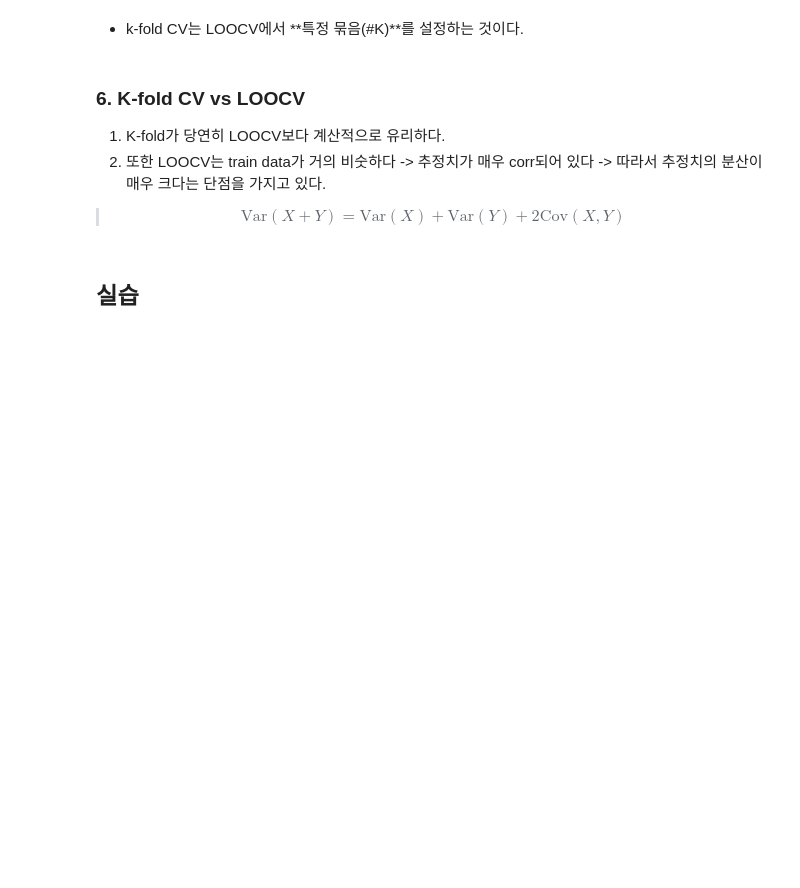
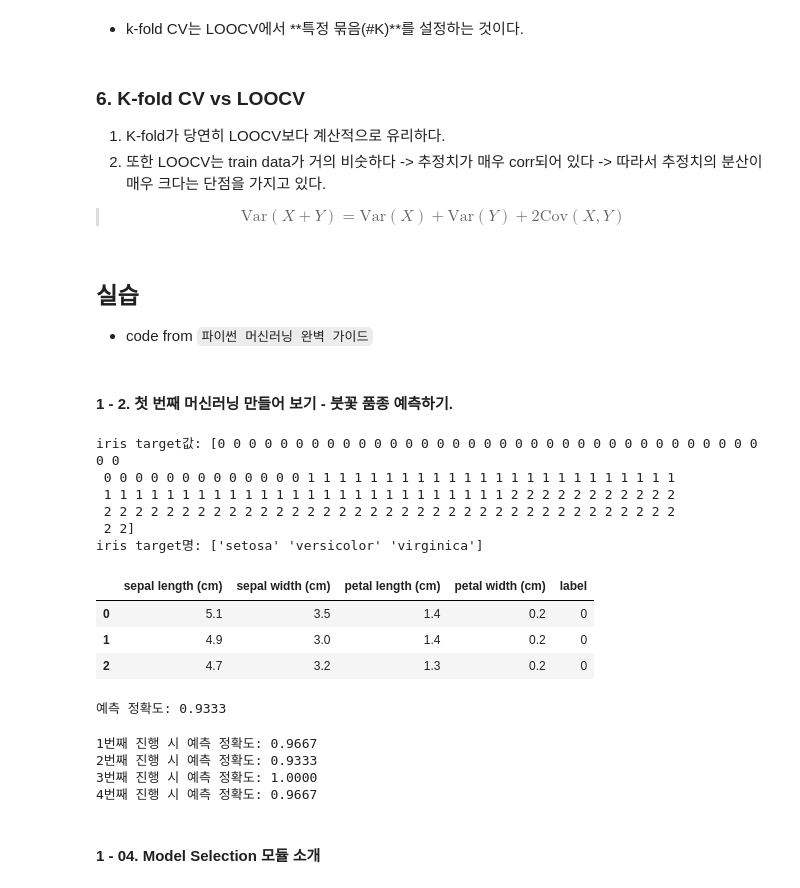
Before and after one commit to ddanghyni/ML_study, a Jupyter notebook: Chapter_5_Resampling_Methods.ipynb, the cells around one changed output. Saved outputs shown, nothing was run; the diff lists cells and outputs as text; code cells hidden in the pictures; blank space fills up the shorter version.

```diff
--- a/Chapter_5_Resampling_Methods.ipynb
+++ b/Chapter_5_Resampling_Methods.ipynb
@@ -45,5 +45,77 @@
 > $$
 \text{Var}(X + Y) = \text{Var}(X) + \text{Var}(Y) + 2\text{Cov}(X, Y)
 > $$
-# %% [markdown]
-## 실습
+# %% [markdown]
+## 실습
+* code from `파이썬 머신러닝 완벽 가이드`
+# %% [markdown]
+#### 1 - 2. 첫 번째 머신러닝 만들어 보기 - 붓꽃 품종 예측하기.
+# %%
+from sklearn.datasets import load_iris
+from sklearn.tree import DecisionTreeClassifier
+from sklearn.model_selection import train_test_split
+import pandas as pd
+import numpy as np
+
+# 붓꽃 데이터 세트를 로딩
+iris = load_iris()
+
+# iris.data는 iris 데이터 세트에서 피처(feature, Predictor)만으로 된 데이터를 numpy로 가지고 있다.
+iris_data = iris.data
+
+# iris.target은 붓꽃 데이터 세트에서 레이블(결정 값) 데이터를 numpy로 가지고 있다.
+iris_label = iris.target
+print('iris target값:', iris_label)
+print('iris target명:', iris.target_names)
+
+# 붓꽃 데이터 세트를 자세히 보기 위해 DataFrame으로 변환
+iris_df = pd.DataFrame(data=iris_data, columns=iris.feature_names)
+iris_df['label'] = iris_label
+iris_df.head(3)
+# %% [output]
+iris target값: [0 0 0 0 0 0 0 0 0 0 0 0 0 0 0 0 0 0 0 0 0 0 0 0 0 0 0 0 0 0 0 0 0 0 0 0 0
+ 0 0 0 0 0 0 0 0 0 0 0 0 0 1 1 1 1 1 1 1 1 1 1 1 1 1 1 1 1 1 1 1 1 1 1 1 1
+ 1 1 1 1 1 1 1 1 1 1 1 1 1 1 1 1 1 1 1 1 1 1 1 1 1 1 2 2 2 2 2 2 2 2 2 2 2
+ 2 2 2 2 2 2 2 2 2 2 2 2 2 2 2 2 2 2 2 2 2 2 2 2 2 2 2 2 2 2 2 2 2 2 2 2 2
+ 2 2]
+iris target명: ['setosa' 'versicolor' 'virginica']
+|  | sepal length (cm) | sepal width (cm) | petal length (cm) | petal width (cm) | label |
+| 0 | 5.1 | 3.5 | 1.4 | 0.2 | 0 |
+| 1 | 4.9 | 3.0 | 1.4 | 0.2 | 0 |
+| 2 | 4.7 | 3.2 | 1.3 | 0.2 | 0 |
+# %%
+# Validation Set Approach
+X_train, X_test, y_train, y_test = train_test_split(iris_data, iris_label, test_size=0.2, random_state=11)
+
+# DecisionTreeClassifier 객체 생성
+df_clf = DecisionTreeClassifier(random_state=11)
+
+# 학습 수행
+df_clf.fit(X_train, y_train)
+
+# 학습이 완료된 DecisionTreeClassifier 객체에서 테스트 데이터 세트로 예측 수행
+pred = df_clf.predict(X_test)
+
+from sklearn.metrics import accuracy_score
+print('예측 정확도: {0:.4f}'.format(accuracy_score(y_test, pred)))
+# %% [output]
+예측 정확도: 0.9333
+# %%
+# Validation Set Approach를 여러번 진행
+result = []
+for i in range(1, 5):
+    X_train, X_test, y_train, y_test = train_test_split(iris_data, iris_label, test_size=0.2, random_state=i)
+    df_clf = DecisionTreeClassifier(random_state=11)
+    df_clf.fit(X_train, y_train)
+    pred = df_clf.predict(X_test)
+    accuracy = accuracy_score(y_test, pred)
+    result.append(accuracy)
+    print(f'{i}번째 진행 시 예측 정확도: {accuracy:.4f}')
+# K-Fold CV
+# %% [output]
+1번째 진행 시 예측 정확도: 0.9667
+2번째 진행 시 예측 정확도: 0.9333
+3번째 진행 시 예측 정확도: 1.0000
+4번째 진행 시 예측 정확도: 0.9667
+# %% [markdown]
+#### 1 - 04. Model Selection 모듈 소개
```
Also changed, not shown: parts of 5 cells of this notebook, 1 other file.
